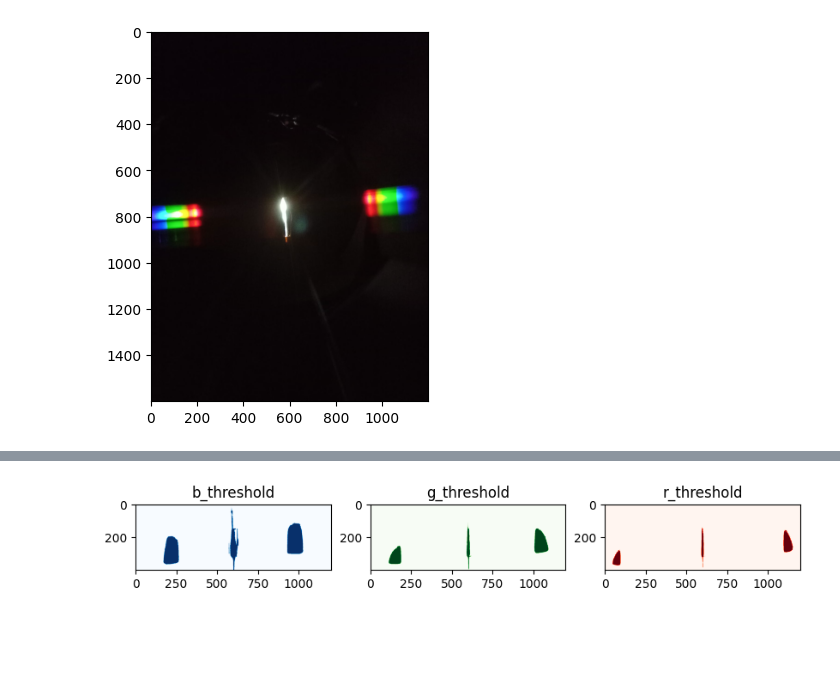
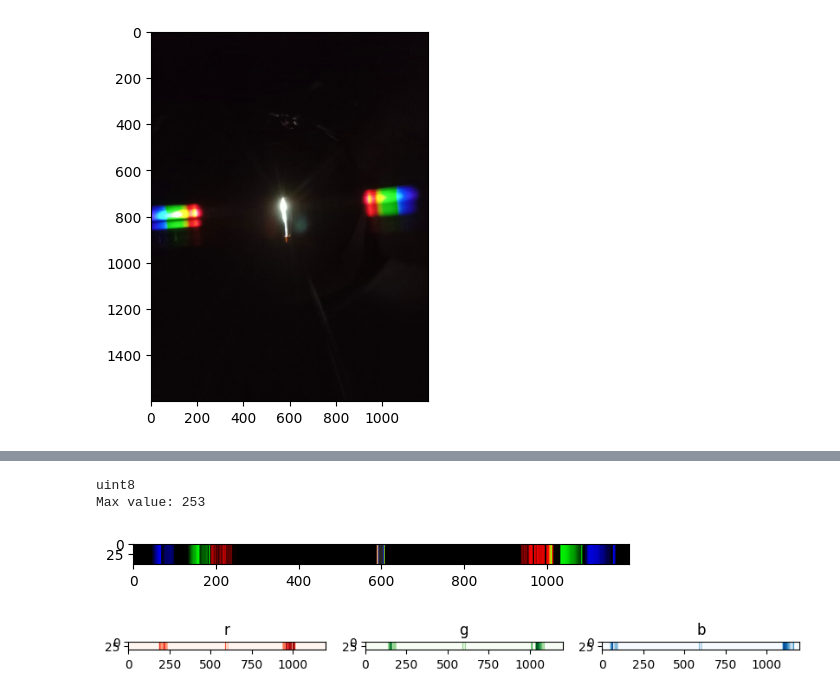
Before and after one commit to fbientrigo/cv_medical, a Jupyter notebook: 07_spectrum/cv_toSpectrum.ipynb, the cells around one changed output, grey strips where cells are left out. Drawn from its saved outputs; the diff is of its cells as text; code cells hidden in the pictures; blank space fills up the shorter version.

Commit message:
spectrum update

```diff
--- a/07_spectrum/cv_toSpectrum.ipynb
+++ b/07_spectrum/cv_toSpectrum.ipynb
@@ -89,22 +243,31 @@ np.mean(norm_r)
+# %%
+# usando el promedio
+cumsum = np.sum(thresholdQ/np.mean(thresholdQ), axis=0,dtype=np.uint8)
+
+spectrum2 = np.broadcast_to(
+    cumsum,
+    thresholdQ.shape)
+plt.imshow(spectrum)
+print(spectrum.dtype)
+print("Max value:", np.max(cumsum))
+# %% [output]
+uint8
+Max value: 253
+[figure, added]
 # %%
-lb = 255 * .7
-
-_, b_threshold = cv2.threshold(norm_b, lb, 255, cv2.THRESH_BINARY)
-_, g_threshold = cv2.threshold(norm_g, lb, 255, cv2.THRESH_BINARY)
-_, r_threshold = cv2.threshold(norm_r, lb, 255, cv2.THRESH_BINARY)
-
+# Script para hacerlo en paralelo
+r_array, g_array, b_array = cv2.split(spectrum)
+colormaps = ['Reds', 'Greens','Blues']
 
 fig, axes = plt.subplots(1, 3, figsize=(10, 4))
+axes[0].imshow(r_array, cmap=plt.get_cmap(colormaps[0]))
+axes[1].imshow(g_array, cmap=plt.get_cmap(colormaps[1]))
+axes[2].imshow(b_array, cmap=plt.get_cmap(colormaps[2]))
 
-axes[0].imshow(b_threshold, cmap=plt.get_cmap(colormaps[0]))
-axes[1].imshow(g_threshold, cmap=plt.get_cmap(colormaps[1]))
-axes[2].imshow(r_threshold, cmap=plt.get_cmap(colormaps[2]))
+axes[0].set_title('r')
+axes[1].set_title('g')
+axes[2].set_title('b')
 
-axes[0].set_title('b_threshold')
-axes[1].set_title('g_threshold')
-axes[2].set_title('r_threshold')
-
-#axes[1].axis('off')
 plt.show()
 # %% [output]
-[figure, old version]
+[figure, new version]
```
Also changed, not shown: parts of 39 cells of this notebook.
